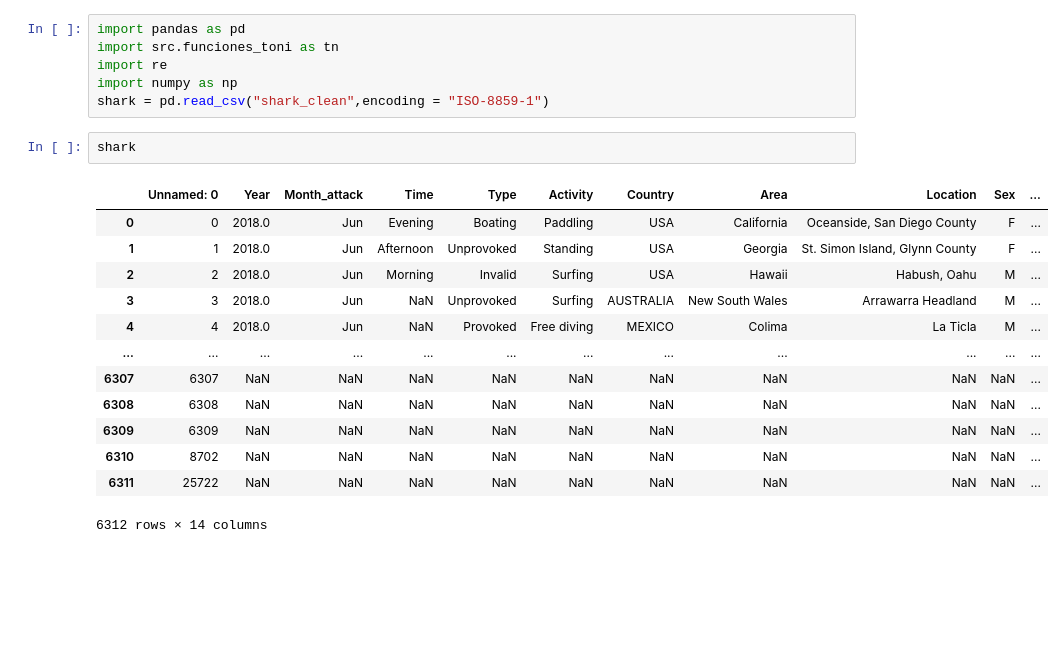
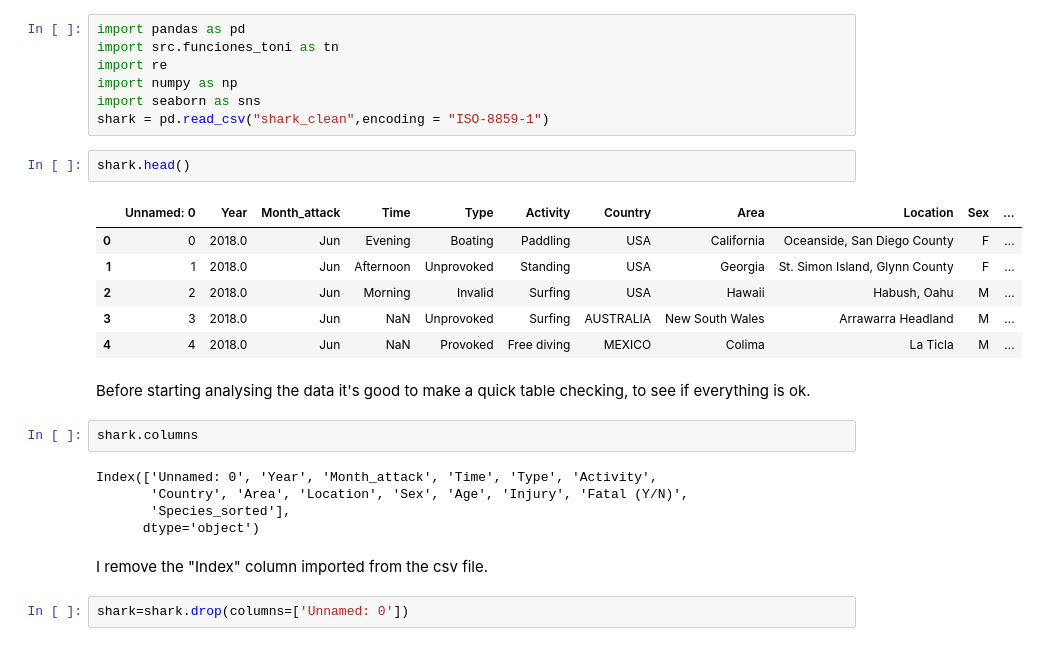
Before and after one commit to antoniogarciagiron/Project-Pandas-Shark-Attack, a Jupyter notebook: Visualization.ipynb, the cells around one changed output. Cells and saved outputs as stored; diff of their text form; blank space fills up the shorter version.

```diff
--- a/Visualization.ipynb
+++ b/Visualization.ipynb
@@ -3,20 +3,27 @@ import pandas as pd
 import src.funciones_toni as tn
 import re
 import numpy as np
+import seaborn as sns
 shark = pd.read_csv("shark_clean",encoding = "ISO-8859-1")
 # %%
-shark
+shark.head()
 # %% [output]
 |  | Unnamed: 0 | Year | Month_attack | Time | Type | Activity | Country | Area | Location | Sex | ... |
 | 0 | 0 | 2018.0 | Jun | Evening | Boating | Paddling | USA | California | Oceanside, San Diego County | F | ... |
 | 1 | 1 | 2018.0 | Jun | Afternoon | Unprovoked | Standing | USA | Georgia | St. Simon Island, Glynn County | F | ... |
 | 2 | 2 | 2018.0 | Jun | Morning | Invalid | Surfing | USA | Hawaii | Habush, Oahu | M | ... |
 | 3 | 3 | 2018.0 | Jun | NaN | Unprovoked | Surfing | AUSTRALIA | New South Wales | Arrawarra Headland | M | ... |
 | 4 | 4 | 2018.0 | Jun | NaN | Provoked | Free diving | MEXICO | Colima | La Ticla | M | ... |
-| ... | ... | ... | ... | ... | ... | ... | ... | ... | ... | ... | ... |
-| 6307 | 6307 | NaN | NaN | NaN | NaN | NaN | NaN | NaN | NaN | NaN | ... |
-| 6308 | 6308 | NaN | NaN | NaN | NaN | NaN | NaN | NaN | NaN | NaN | ... |
-| 6309 | 6309 | NaN | NaN | NaN | NaN | NaN | NaN | NaN | NaN | NaN | ... |
-| 6310 | 8702 | NaN | NaN | NaN | NaN | NaN | NaN | NaN | NaN | NaN | ... |
-| 6311 | 25722 | NaN | NaN | NaN | NaN | NaN | NaN | NaN | NaN | NaN | ... |
-6312 rows × 14 columns
+# %% [markdown]
+Before starting analysing the data it's good to make a quick table checking, to see if everything is ok.
+# %%
+shark.columns
+# %% [output]
+Index(['Unnamed: 0', 'Year', 'Month_attack', 'Time', 'Type', 'Activity',
+       'Country', 'Area', 'Location', 'Sex', 'Age', 'Injury', 'Fatal (Y/N)',
+       'Species_sorted'],
+      dtype='object')
+# %% [markdown]
+I remove the "Index" column imported from the csv file.
+# %%
+shark=shark.drop(columns=['Unnamed: 0'])
```
Also changed, not shown: parts of 17 cells of this notebook, 8 other files.
